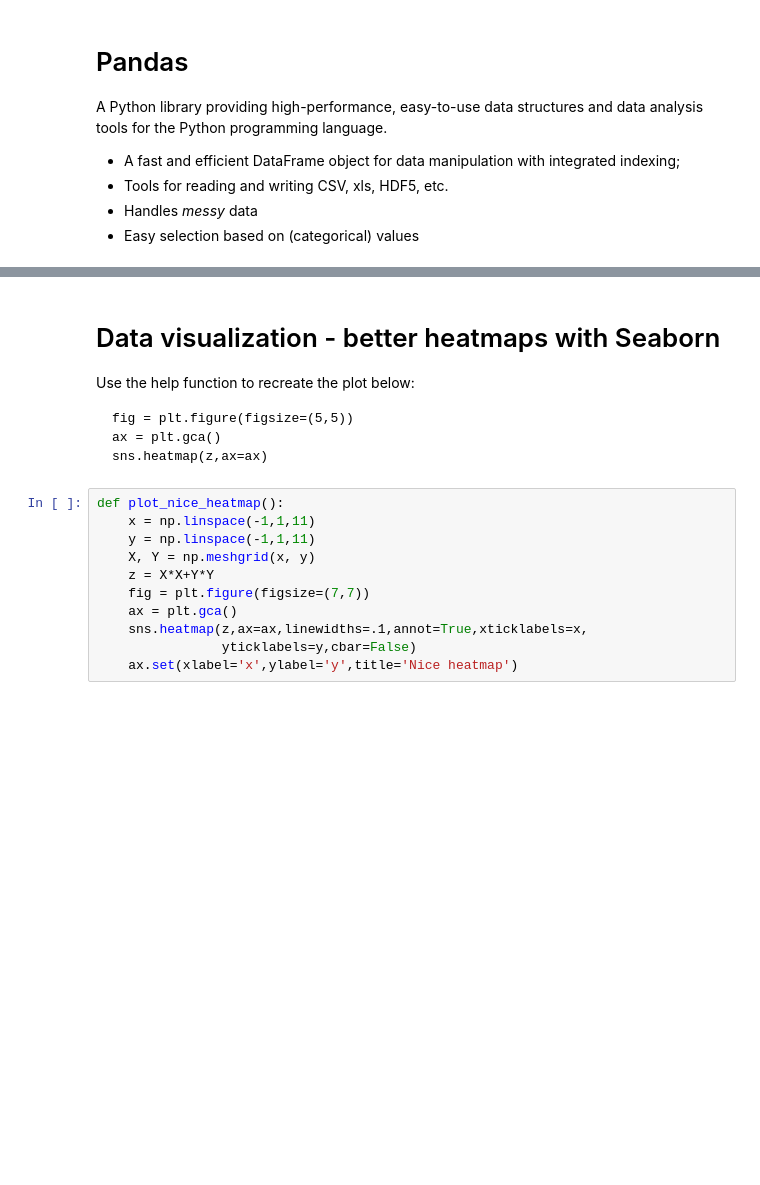
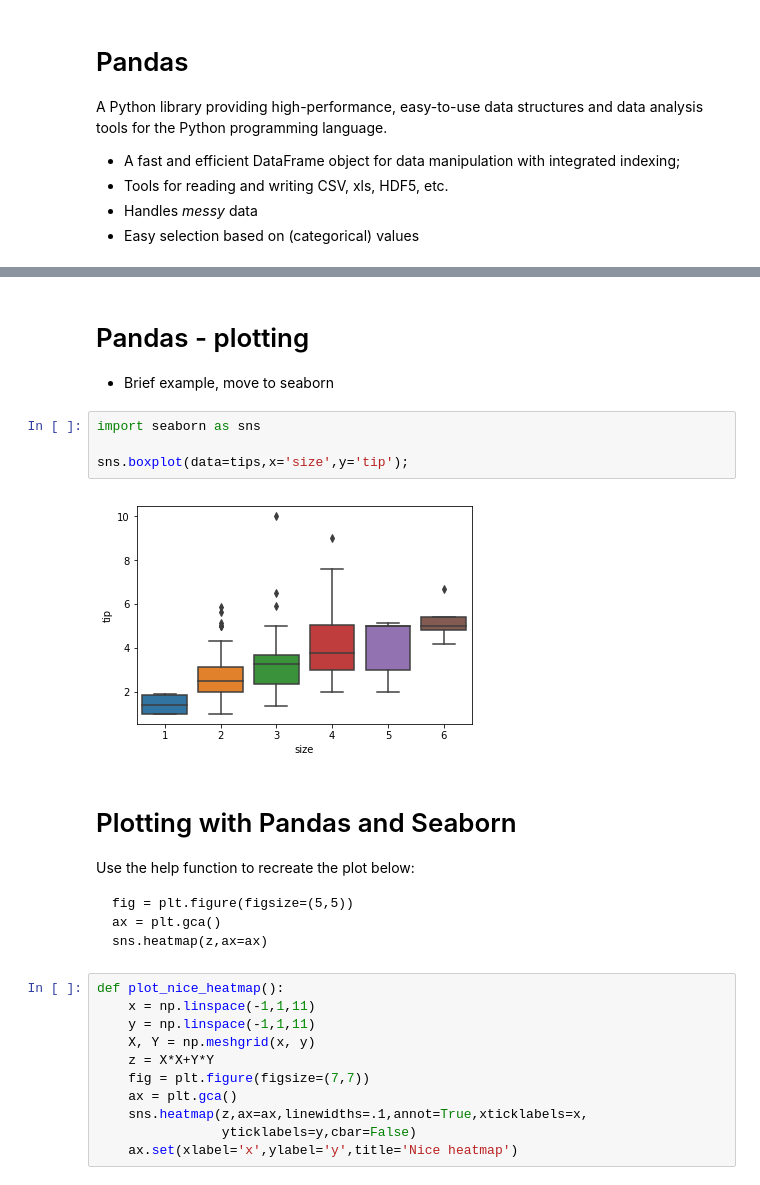
Before and after one commit to lacdr-tox/basic-programming-in-drug-discovery, a Jupyter notebook: python/slides/Pandas and Seaborn.ipynb, the cells around one changed output, grey strips where cells are left out. Drawn from its saved outputs; the diff is of its cells as text; blank space fills up the shorter version.

Commit message:
Update Pandas and Seaborn slides
- Add file i/o with pandas (csv and excel)
- Extend slides on dataframe selection
- Add basic statistics with Pandas
- Start with updating Seaborn part

```diff
--- a/python/slides/Pandas and Seaborn.ipynb
+++ b/python/slides/Pandas and Seaborn.ipynb
@@ -22,5 +292,15 @@ A Python library providing high-performance, easy-to-use data structures and dat
+# %% [markdown]
+# Pandas - plotting
+
+* Brief example, move to seaborn
+# %%
+import seaborn as sns
+
+sns.boxplot(data=tips,x='size',y='tip');
+# %% [output]
+[figure, added]
 # %% [markdown]
-# Data visualization - better heatmaps with Seaborn
+# Plotting with Pandas and Seaborn
 
 Use the help function to recreate the plot below:
 
```
Also changed, not shown: parts of 55 cells of this notebook.
